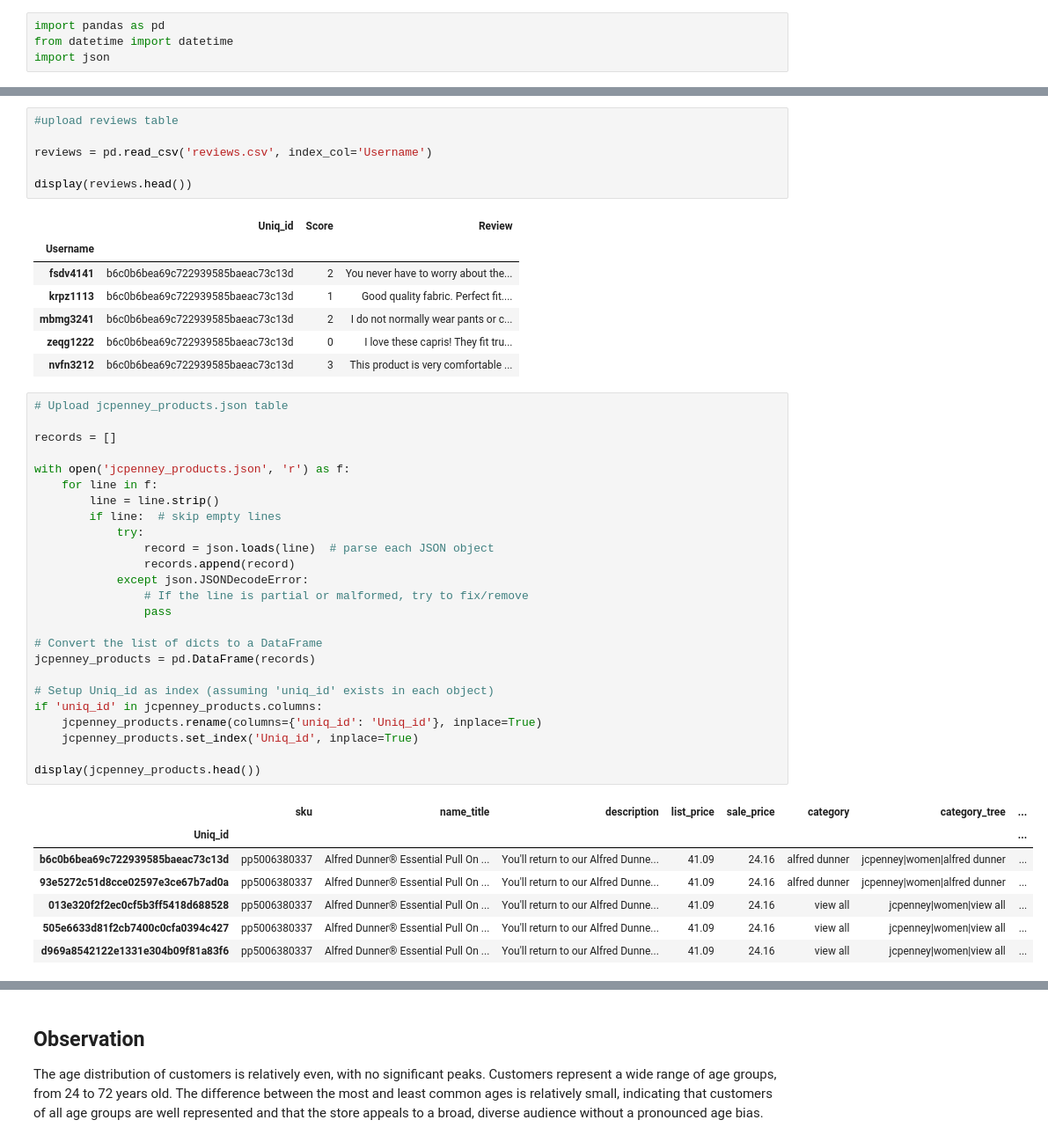
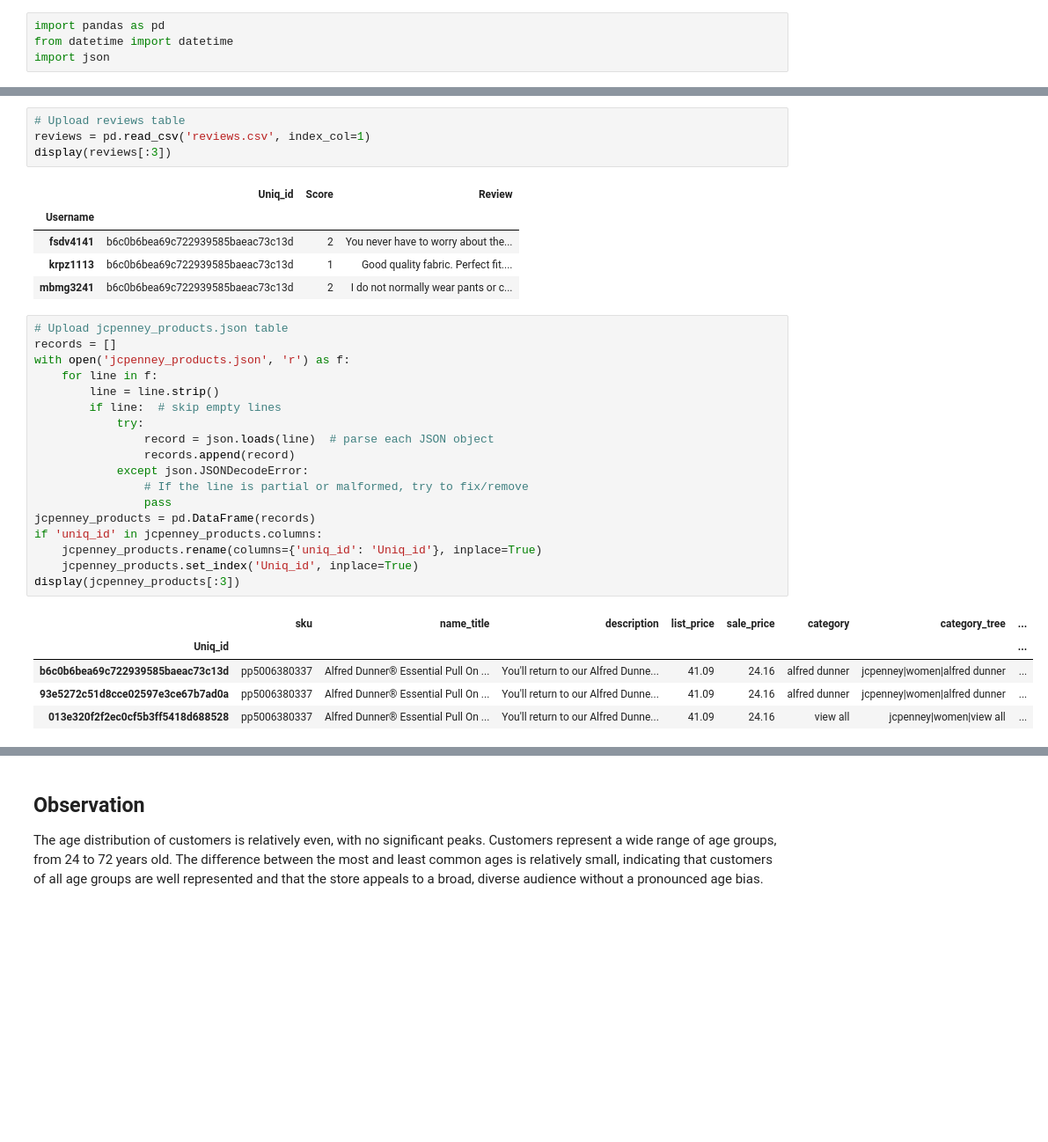
Before and after one commit to kristina-pal/3461226_BD2, a Jupyter notebook: 3461226_BD2.ipynb, the cells around one changed output, grey strips where cells are left out. Shown at 88% size. Drawn from its saved outputs; the diff is of its cells as text; blank space fills up the shorter version.

```diff
--- a/3461226_BD2.ipynb
+++ b/3461226_BD2.ipynb
@@ -140,49 +133,36 @@ display(products.head())
 # %%
-#upload reviews table
-
-reviews = pd.read_csv('reviews.csv', index_col='Username')
-
-display(reviews.head())
+# Upload reviews table
+reviews = pd.read_csv('reviews.csv', index_col=1)
+display(reviews[:3])
 # %% [output]
 |  | Uniq_id | Score | Review |
 | Username |  |  |  |
 | fsdv4141 | b6c0b6bea69c722939585baeac73c13d | 2 | You never have to worry about the... |
 | krpz1113 | b6c0b6bea69c722939585baeac73c13d | 1 | Good quality fabric. Perfect fit.... |
 | mbmg3241 | b6c0b6bea69c722939585baeac73c13d | 2 | I do not normally wear pants or c... |
-| zeqg1222 | b6c0b6bea69c722939585baeac73c13d | 0 | I love these capris! They fit tru... |
-| nvfn3212 | b6c0b6bea69c722939585baeac73c13d | 3 | This product is very comfortable ... |
 # %%
 # Upload jcpenney_products.json table
-
 records = []
-
 with open('jcpenney_products.json', 'r') as f:
     for line in f:
         line = line.strip()
         if line:  # skip empty lines
             try:
                 record = json.loads(line)  # parse each JSON object
                 records.append(record)
             except json.JSONDecodeError:
                 # If the line is partial or malformed, try to fix/remove
                 pass
-
-# Convert the list of dicts to a DataFrame
 jcpenney_products = pd.DataFrame(records)
-
-# Setup Uniq_id as index (assuming 'uniq_id' exists in each object)
 if 'uniq_id' in jcpenney_products.columns:
     jcpenney_products.rename(columns={'uniq_id': 'Uniq_id'}, inplace=True)
     jcpenney_products.set_index('Uniq_id', inplace=True)
-
-display(jcpenney_products.head())
+display(jcpenney_products[:3])
 # %% [output]
 |  | sku | name_title | description | list_price | sale_price | category | category_tree | ... |
 | Uniq_id |  |  |  |  |  |  |  | ... |
 | b6c0b6bea69c722939585baeac73c13d | pp5006380337 | Alfred Dunner® Essential Pull On ... | You'll return to our Alfred Dunne... | 41.09 | 24.16 | alfred dunner | jcpenney|women|alfred dunner | ... |
 | 93e5272c51d8cce02597e3ce67b7ad0a | pp5006380337 | Alfred Dunner® Essential Pull On ... | You'll return to our Alfred Dunne... | 41.09 | 24.16 | alfred dunner | jcpenney|women|alfred dunner | ... |
 | 013e320f2f2ec0cf5b3ff5418d688528 | pp5006380337 | Alfred Dunner® Essential Pull On ... | You'll return to our Alfred Dunne... | 41.09 | 24.16 | view all | jcpenney|women|view all | ... |
-| 505e6633d81f2cb7400c0cfa0394c427 | pp5006380337 | Alfred Dunner® Essential Pull On ... | You'll return to our Alfred Dunne... | 41.09 | 24.16 | view all | jcpenney|women|view all | ... |
-| d969a8542122e1331e304b09f81a83f6 | pp5006380337 | Alfred Dunner® Essential Pull On ... | You'll return to our Alfred Dunne... | 41.09 | 24.16 | view all | jcpenney|women|view all | ... |
 # %%
 # Upload jcpenney_reviewers.json table
```
Also changed, not shown: parts of 26 cells of this notebook, 3 other files.
